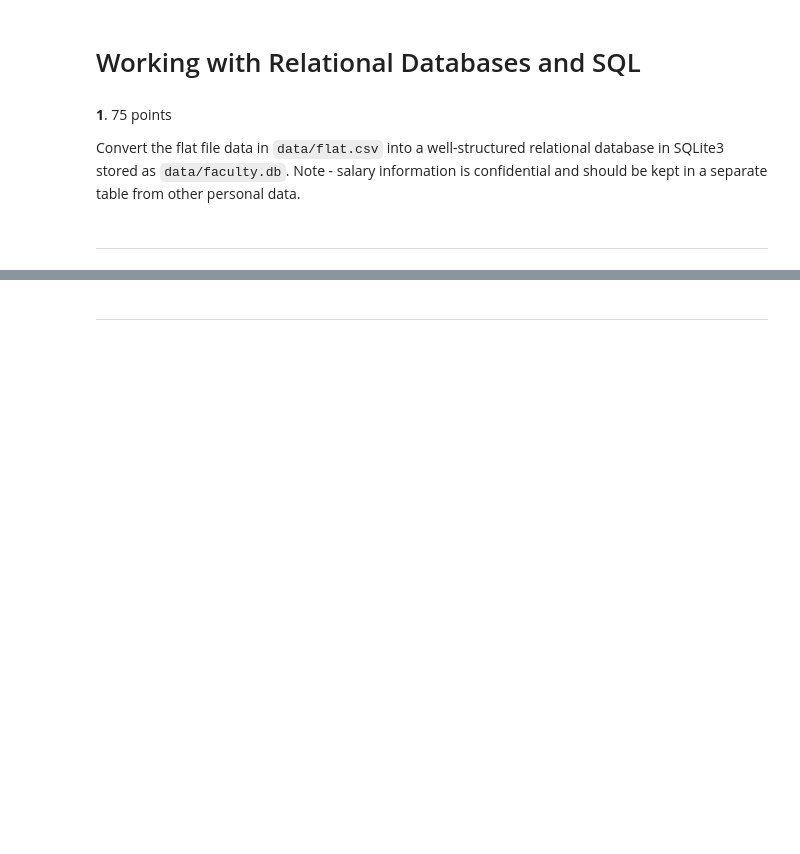
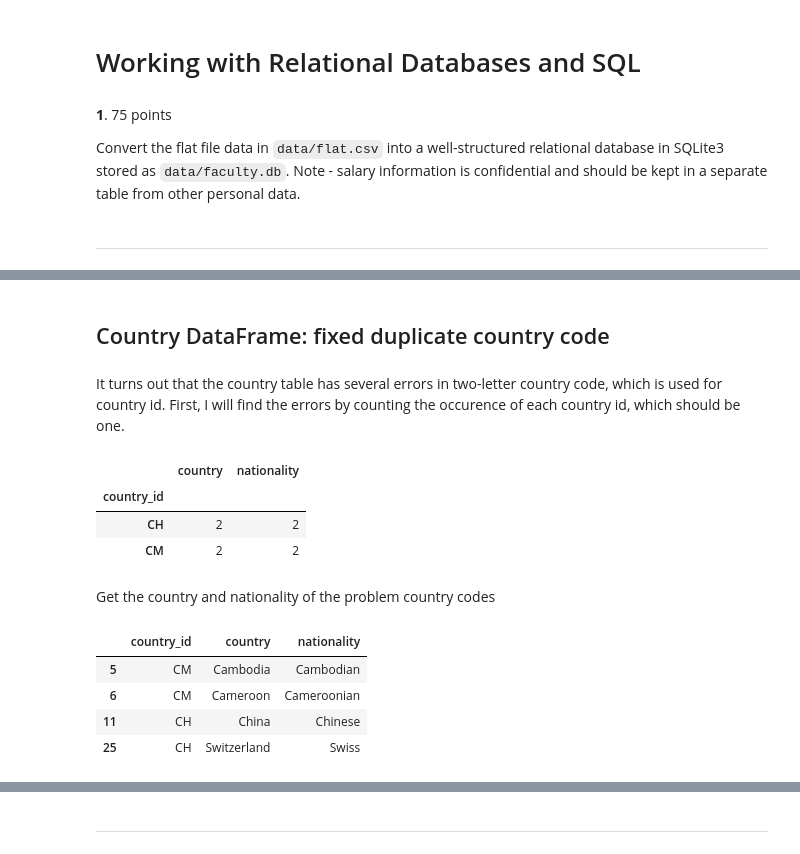
Before and after one commit to clintko/Duke_BIOS707_Notes, a Jupyter notebook: Z02_Relatinal_Databases_SQL_kuei.ipynb, the cells around one changed output, grey strips where cells are left out. Cells and saved outputs as stored; diff of their text form; code cells hidden in the pictures; blank space fills up the shorter version.

```diff
--- a/Z02_Relatinal_Databases_SQL_kuei.ipynb
+++ b/Z02_Relatinal_Databases_SQL_kuei.ipynb
@@ -246,0 +218,25 @@ cur.execute("DROP TABLE IF EXISTS Person;")
+# %% [markdown]
+## Country DataFrame: fixed duplicate country code
+# %% [markdown]
+It turns out that the country table has several errors in two-letter country code, which is used for country id. First, I will find the errors by counting the occurence of each country id, which should be one.
+# %%
+### option 01
+df_country.groupby("country_id").count().query("country != 1")
+### option 02
+# df_country.groupby("country_id").count().pipe(lambda df: df[df['country'] != 1])
+# %% [output]
+|  | country | nationality |
+| country_id |  |  |
+| CH | 2 | 2 |
+| CM | 2 | 2 |
+# %% [markdown]
+Get the country and nationality of the problem country codes
+# %%
+country_code_rep = df_country.groupby("country_id").count().query("country != 1").index.values
+df_country.loc[lambda df: list(map(lambda x: x in country_code_rep, df["country_id"]))]
+# %% [output]
+|  | country_id | country | nationality |
+| 5 | CM | Cambodia | Cambodian |
+| 6 | CM | Cameroon | Cameroonian |
+| 11 | CH | China | Chinese |
+| 25 | CH | Switzerland | Swiss |
```
Also changed, not shown: parts of 64 cells of this notebook, 3 other files.
